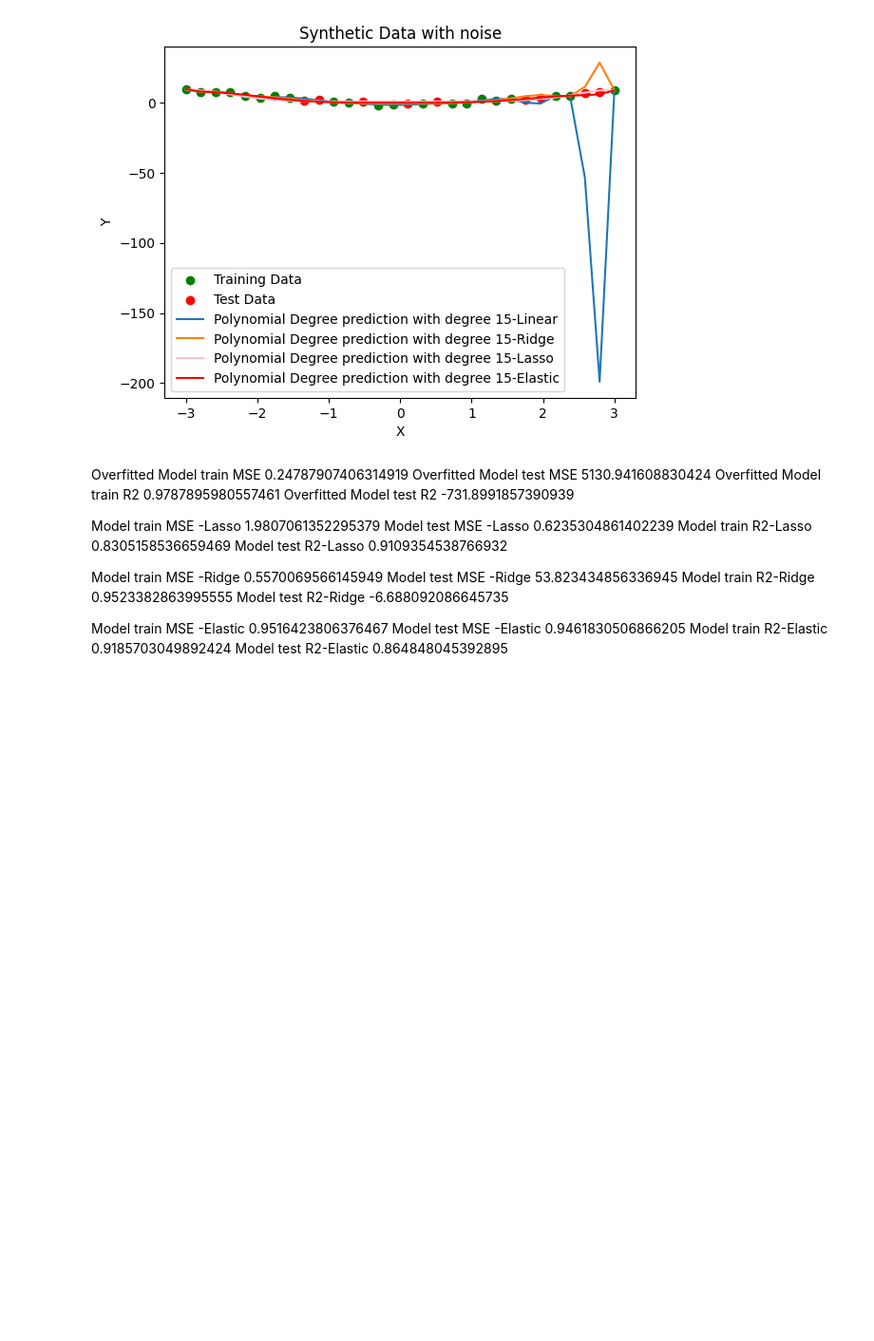
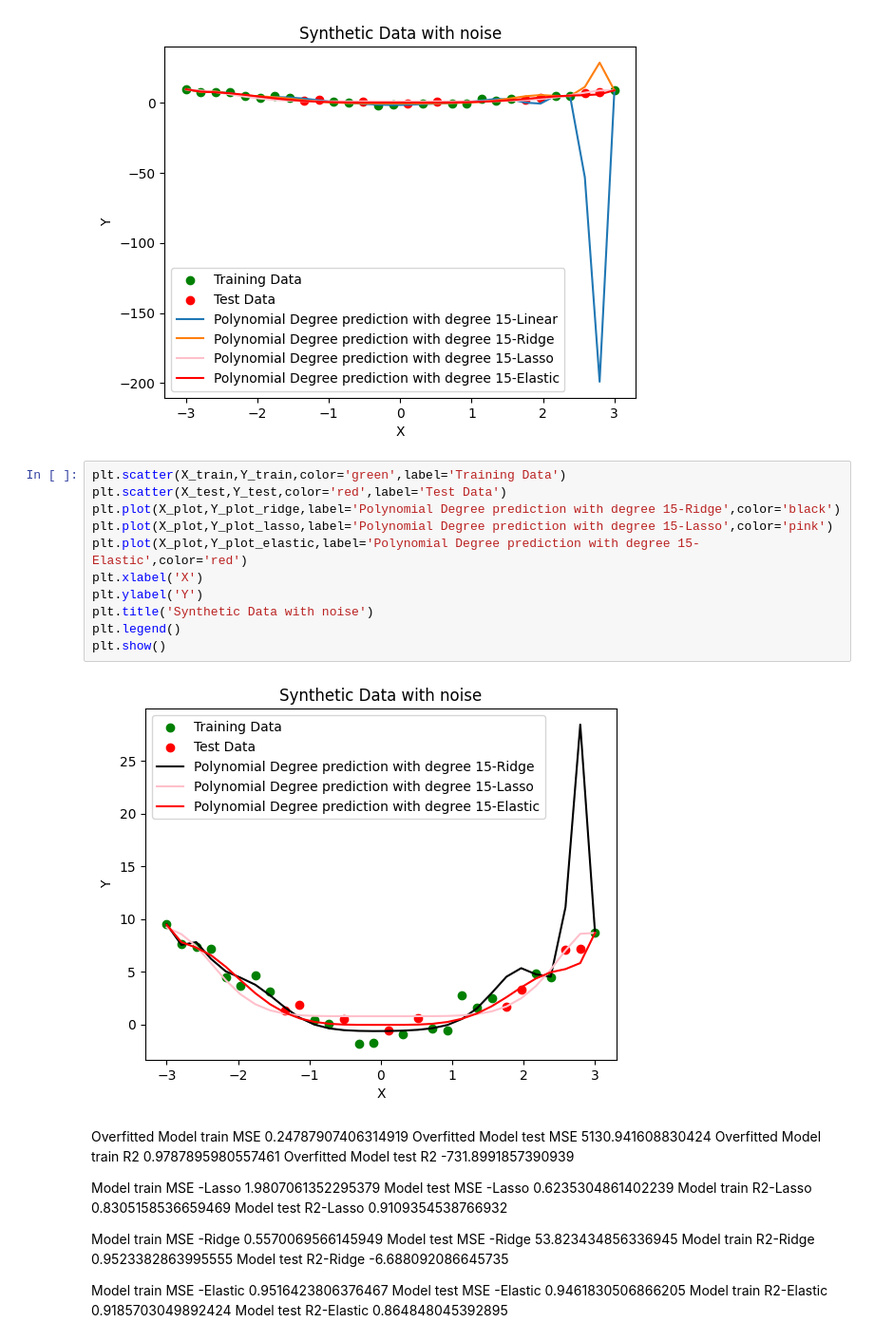
Before and after one commit to BalamuruganDE/DataScience, a Jupyter notebook: MachineLearning/LinearRegression/Overfitting.ipynb, the cells around one changed output. Shown at 95% size. Saved outputs shown, nothing was run; the diff lists cells and outputs as text; blank space fills up the shorter version.

```diff
--- a/MachineLearning/LinearRegression/Overfitting.ipynb
+++ b/MachineLearning/LinearRegression/Overfitting.ipynb
@@ -418,6 +420,19 @@ plt.legend()
 plt.show()
 # %% [output]
 [figure]
+# %%
+plt.scatter(X_train,Y_train,color='green',label='Training Data')
+plt.scatter(X_test,Y_test,color='red',label='Test Data')
+plt.plot(X_plot,Y_plot_ridge,label='Polynomial Degree prediction with degree 15-Ridge',color='black')
+plt.plot(X_plot,Y_plot_lasso,label='Polynomial Degree prediction with degree 15-Lasso',color='pink')
+plt.plot(X_plot,Y_plot_elastic,label='Polynomial Degree prediction with degree 15-Elastic',color='red')
+plt.xlabel('X')
+plt.ylabel('Y')
+plt.title('Synthetic Data with noise')
+plt.legend()
+plt.show()
+# %% [output]
+[figure, added]
 # %% [markdown]
 
 Overfitted Model train MSE  0.24787907406314919
```
Also changed, not shown: parts of 1 cell of this notebook.
